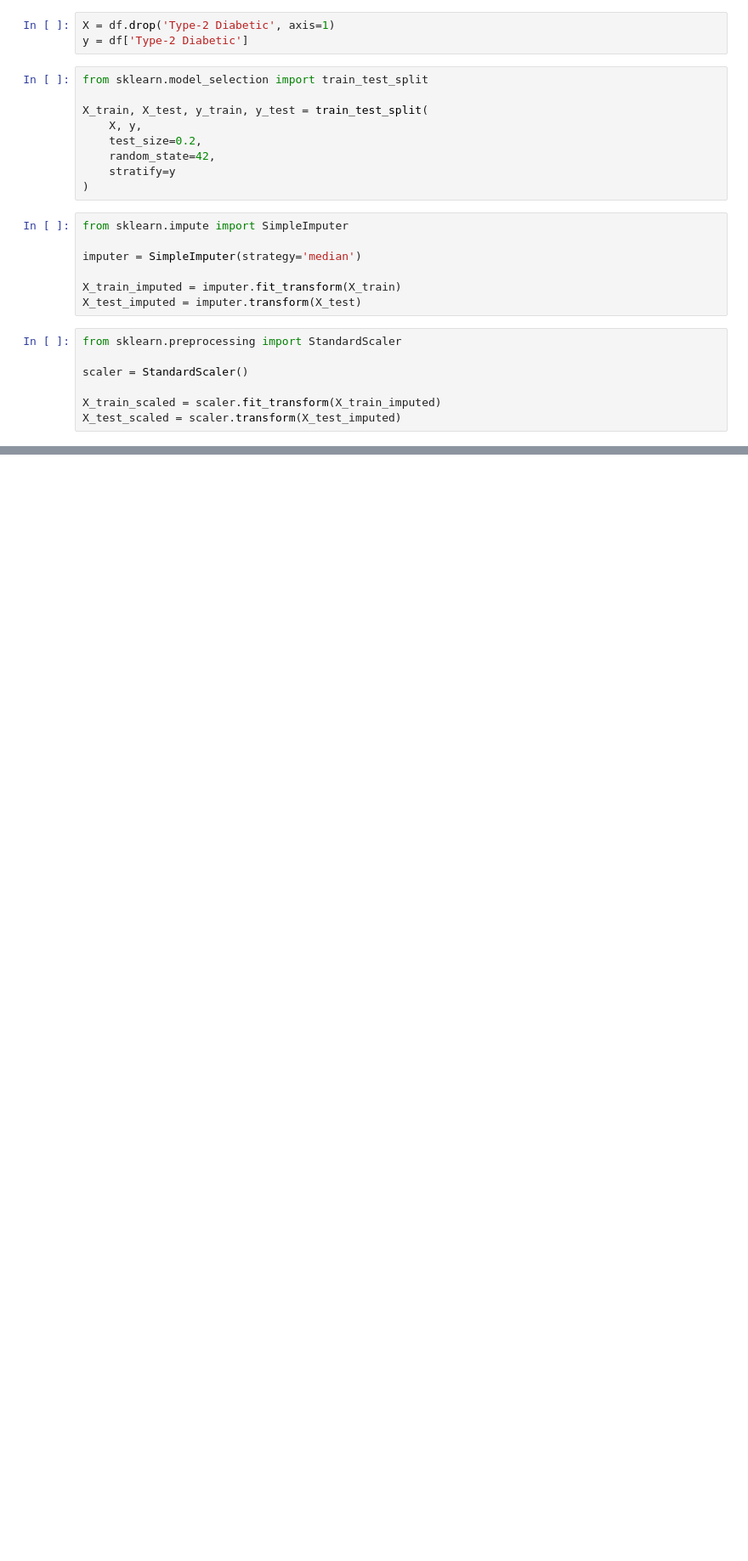
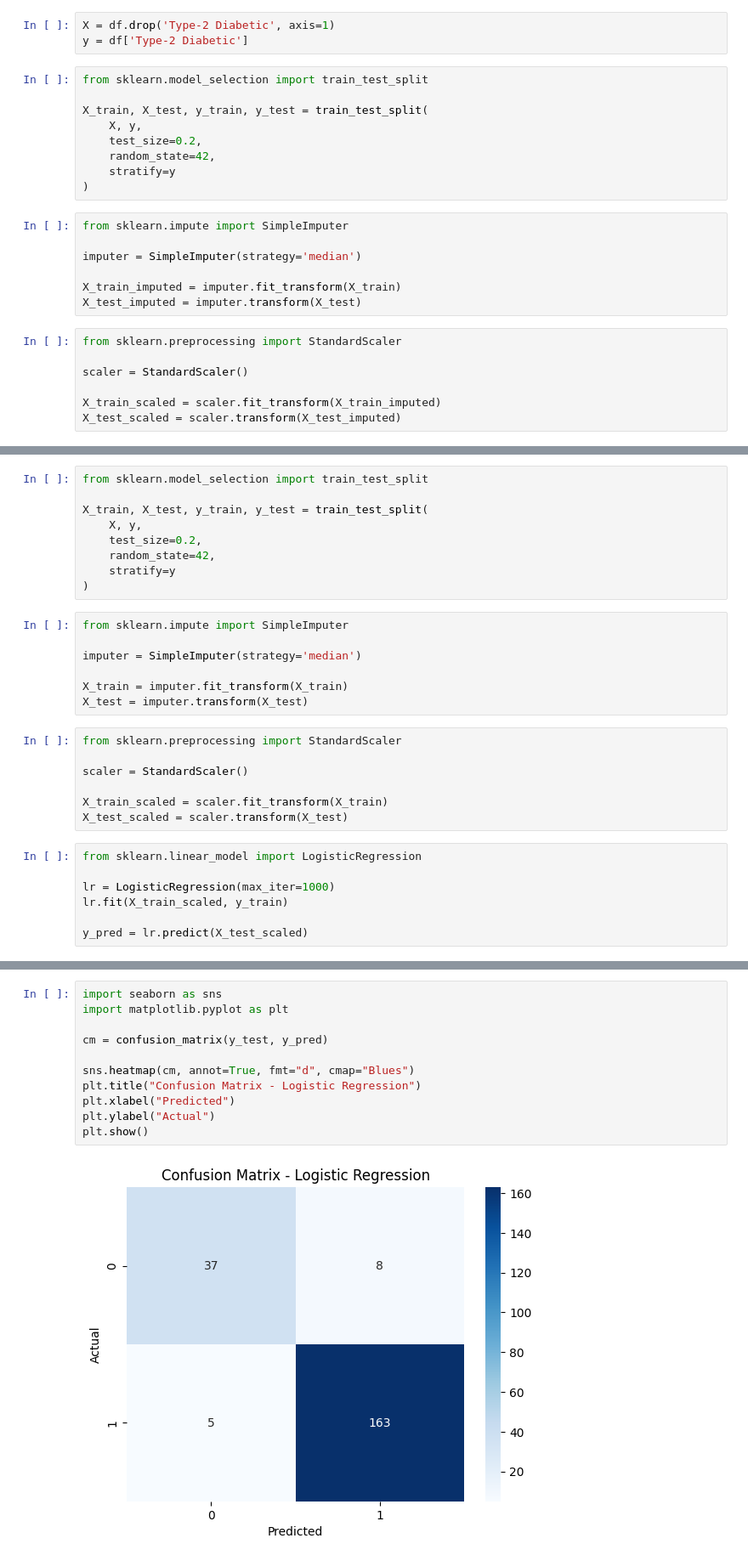
Before and after one commit to israrahmadzak/diabetes-xai-mphil, a Jupyter notebook: 01_EDA_Bangladesh_Diabetes.ipynb, the cells around one changed output, grey strips where cells are left out. Shown at 85% size. Saved outputs shown, nothing was run; the diff lists cells and outputs as text; blank space fills up the shorter version.

```diff
--- a/01_EDA_Bangladesh_Diabetes.ipynb
+++ b/01_EDA_Bangladesh_Diabetes.ipynb
@@ -211,0 +245,30 @@ X_test_scaled = scaler.transform(X_test_imputed)
+# %%
+from sklearn.model_selection import train_test_split
+
+X_train, X_test, y_train, y_test = train_test_split(
+    X, y,
+    test_size=0.2,
+    random_state=42,
+    stratify=y
+)
+# %%
+from sklearn.impute import SimpleImputer
+
+imputer = SimpleImputer(strategy='median')
+
+X_train = imputer.fit_transform(X_train)
+X_test = imputer.transform(X_test)
+# %%
+from sklearn.preprocessing import StandardScaler
+
+scaler = StandardScaler()
+
+X_train_scaled = scaler.fit_transform(X_train)
+X_test_scaled = scaler.transform(X_test)
+# %%
+from sklearn.linear_model import LogisticRegression
+
+lr = LogisticRegression(max_iter=1000)
+lr.fit(X_train_scaled, y_train)
+
+y_pred = lr.predict(X_test_scaled)
@@ -211,0 +300,13 @@ X_test_scaled = scaler.transform(X_test_imputed)
+# %%
+import seaborn as sns
+import matplotlib.pyplot as plt
+
+cm = confusion_matrix(y_test, y_pred)
+
+sns.heatmap(cm, annot=True, fmt="d", cmap="Blues")
+plt.title("Confusion Matrix - Logistic Regression")
+plt.xlabel("Predicted")
+plt.ylabel("Actual")
+plt.show()
+# %% [output]
+[figure, added]
```
Also changed, not shown: parts of 38 cells of this notebook.
